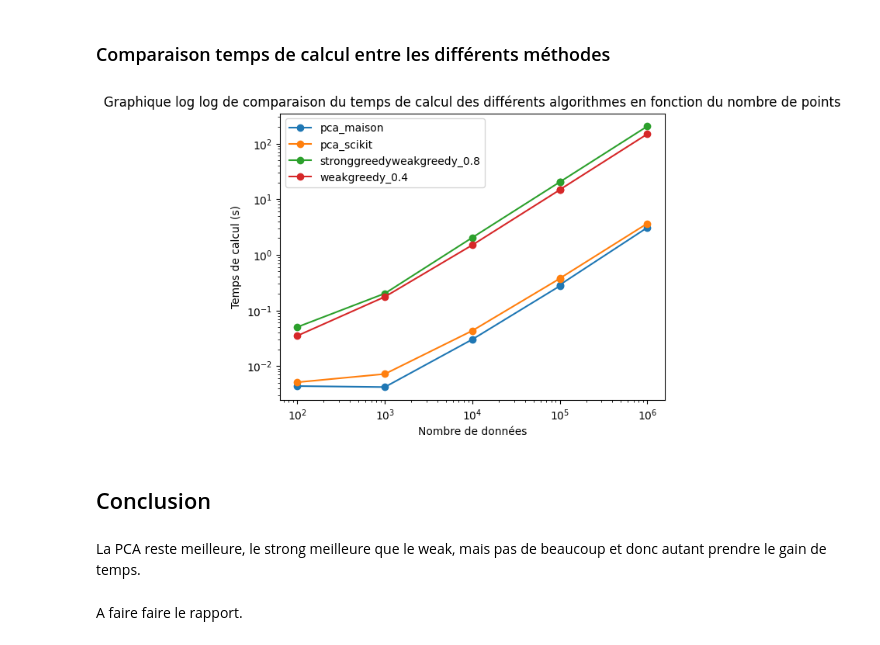
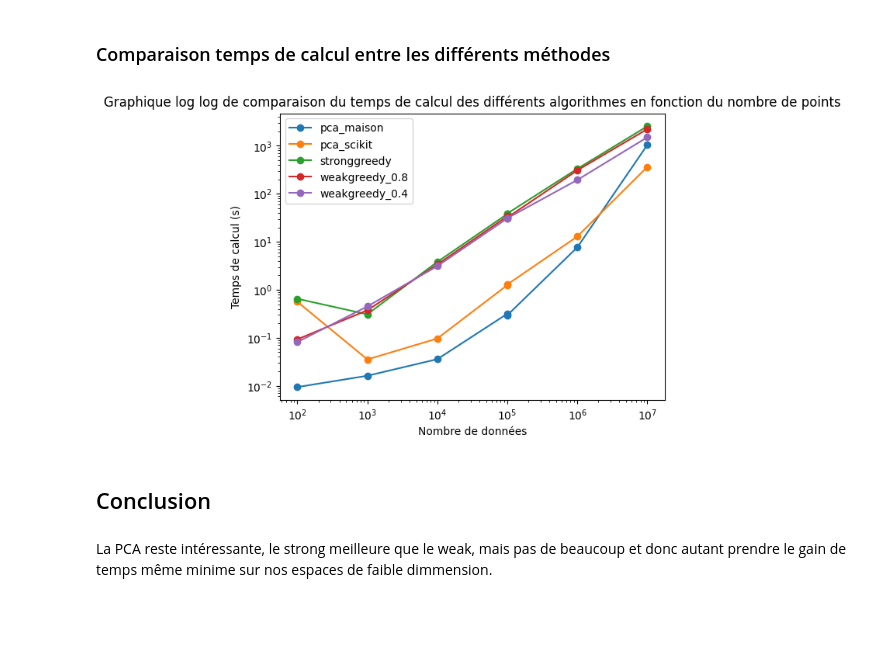
Before and after one commit to Viciciciccd/Greedy_n-withd, a Jupyter notebook: Greedy.ipynb, the cells around one changed output. Cells and saved outputs as stored; diff of their text form; code cells hidden in the pictures; blank space fills up the shorter version.

```diff
--- a/Greedy.ipynb
+++ b/Greedy.ipynb
@@ -184,6 +184,11 @@ F4ter = [np.exp(np.sin(k * t))*np.sin(k*t) for k in K]
 t = np.linspace(0, 1, 100)
 K = np.linspace(0, 10, 1000000)
 F4qua = [np.exp(np.sin(k * t))*np.sin(k*t) for k in K]
+# %%
+# Test fonction exponentielle et trigonométrique: uniforme 10^8 données
+t = np.linspace(0, 1, 100)
+K = np.linspace(0, 10, 10000000)
+F4d = [np.exp(np.sin(k * t))*np.sin(k*t) for k in K]
 # %%
 # Test fonction exponentielle et trigonométrique: aléatoire selon une loi uniforme 10^2 données
 t = np.random.uniform(0, 1, 100)
@@ -331,50 +319,48 @@ On note que l'on compare ici une erreur en norme L1 à une erreur en norme L2. O
 # %%
 n=7
 samplesize=100
-F_list = [F2,F3, F4,F4bis,F4ter,F4qua]
+F_list = [F2,F3, F4,F4bis,F4ter,F4qua,F4d]
 tailles = [len(F) for F in F_list]
 
-algorithms = [pca,pca_reduction ,stronggreedy,weakgreedy,weakgreedy ]
-labels = ['pca_maison', 'pca_scikit','stronggreedy' 'weakgreedy_0.8','weakgreedy_0.4']
+algorithms = [pca, pca_reduction  ,  stronggreedy, weakgreedy,weakgreedy]
+labels = ['pca_maison', 'pca_scikit','stronggreedy', 'weakgreedy_0.8','weakgreedy_0.4']
 
 times = {label: [] for label in labels}
 
 for alg, label in zip(algorithms, labels):
     for F in F_list:
-        if label=='weakgreedy_0.8':
+        if label=='weakgreedy_0.8' :
             gam=0.8
             start = time.time()
             _ = alg(F,gam,n,samplesize)
             end = time.time()
             times[label].append(end - start)
         if label=='weakgreedy_0.4':
             gam=0.4
             start = time.time()
             _ = alg(F,gam,n,samplesize)
             end = time.time()
             times[label].append(end - start)
-        else:
+        if label!='weakgreedy_0.4' and label!='weakgreedy_0.8':
             start = time.time()
             _ = alg(F,n)
             end = time.time()
             times[label].append(end - start)
 
 # Plotting
 plt.figure()
 for label in labels:
     plt.plot(tailles, times[label], marker='o', label=label)
 plt.xscale('log')
 plt.yscale('log')
 plt.xlabel('Nombre de données')
 plt.ylabel('Temps de calcul (s)')
 plt.legend()
 plt.title('Graphique log log de comparaison du temps de calcul des différents algorithmes en fonction du nombre de points')
 plt.show()
 # %% [output]
-[figure, old version]
+[figure, new version]
 # %% [markdown]
 ## Conclusion
 # %% [markdown]
-La PCA reste meilleure, le strong meilleure que le weak, mais pas de beaucoup et donc autant prendre le gain de temps.
+La PCA reste intéressante, le strong meilleure que le weak, mais pas de beaucoup et donc autant prendre le gain de temps même minime sur nos espaces de faible dimmension.
-# %% [markdown]
-A faire faire le rapport.
```
Also changed, not shown: parts of 4 cells of this notebook, 1 other file.
